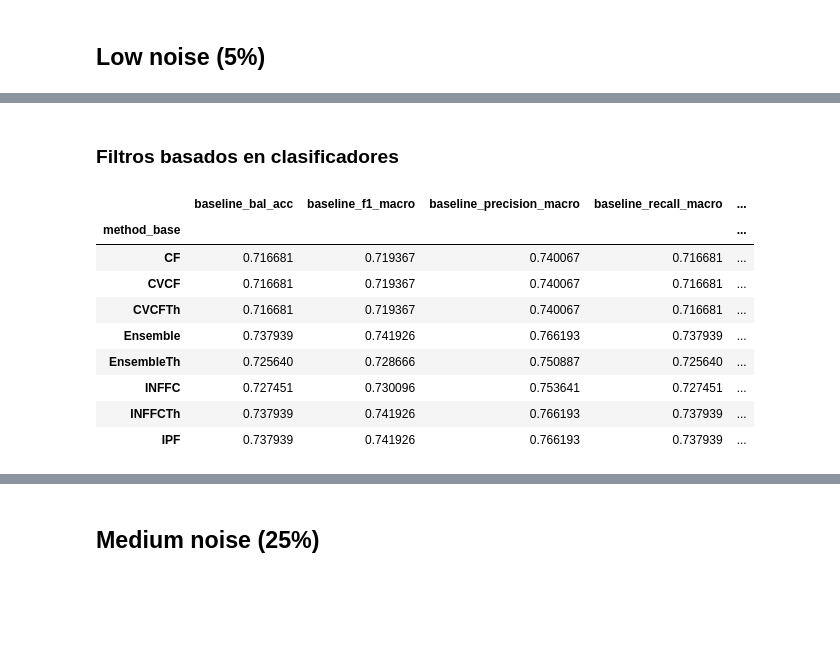
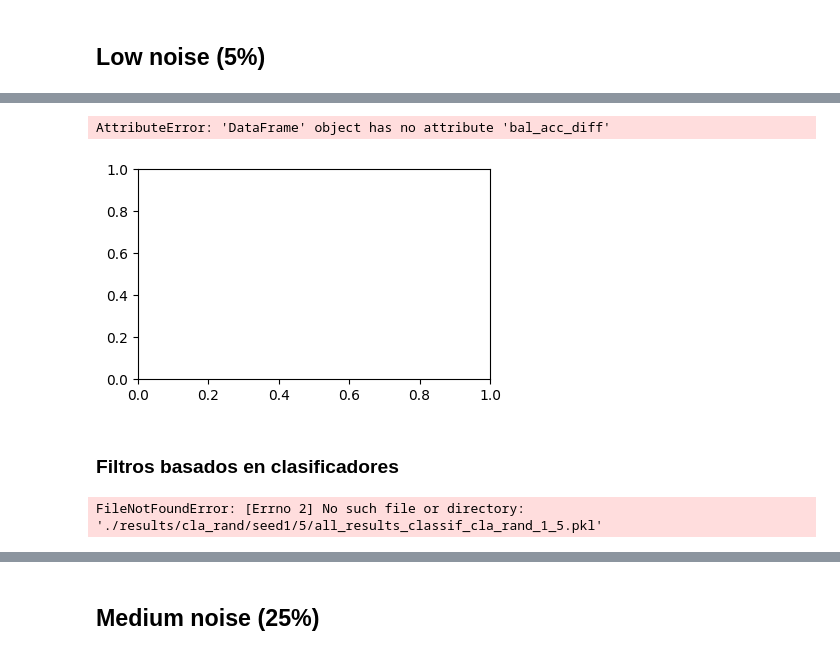
Before and after one commit to Juamp667/noislearn, a Jupyter notebook: resultAnalysis.ipynb, the cells around one changed output, grey strips where cells are left out. Drawn from its saved outputs; the diff is of its cells as text; code cells hidden in the pictures; blank space fills up the shorter version.

```diff
--- a/resultAnalysis.ipynb
+++ b/resultAnalysis.ipynb
@@ -73,4 +272,0 @@ def summarize_results(all_results):
-# %%
-all_results = pickle.load(open("./all_results_dists_cla_rand_1_5.pkl", "rb"))
-x = summarize_results(all_results).drop(["dataset","class_method", "removal_filter"], axis=1).groupby("method_base").mean()
-x
@@ -76,0 +277,3 @@ x
+# %%
+all_results = pickle.load(open("./results/cla_rand/seed1/5/all_results_dists_cla_rand_1_5.pkl", "rb"))
+print(f"Number of datasets: {len(all_results)}")
@@ -76,0 +360,3 @@ x
+# %%
+sum_res = summarize_results(all_results)
+sum_res.drop(["n_instances","n_categorical_features", "n_numerical_features", "n_classes","dataset","class_method", "removal_filter"], axis=1).groupby("method_base").mean()
@@ -76,0 +386,3 @@ x
+# %%
+b = sum_res.iloc[:,:7].drop("method_base", axis=1).groupby("dataset").mean()
+b.head()
@@ -77,17 +406,18 @@ x
+# %%
+plt.figure(figsize=(10,6))
+for i in range(4):
+    plt.subplot(2,2,i+1)
+    plt.scatter(b.iloc[:,i],b.bal_acc_diff)
+    plt.xlabel(b.columns[i])
+
+plt.subplots_adjust(hspace=0.3, wspace=0.3)
+# %% [output]
+AttributeError: 'DataFrame' object has no attribute 'bal_acc_diff'
+[figure, added]
 # %% [markdown]
 ### Filtros basados en clasificadores
 # %%
-all_results = pickle.load(open("./all_results_classifcla_rand15.pkl", "rb"))
-x = summarize_results(all_results).drop(["dataset","class_method", "removal_filter"], axis=1).groupby("method_base").mean()
-x
+all_results = pickle.load(open("./results/cla_rand/seed1/5/all_results_classif_cla_rand_1_5.pkl", "rb"))
+print(f"Number of datasets: {len(all_results)}")
 # %% [output]
-|  | baseline_bal_acc | baseline_f1_macro | baseline_precision_macro | baseline_recall_macro | ... |
-| method_base |  |  |  |  | ... |
-| CF | 0.716681 | 0.719367 | 0.740067 | 0.716681 | ... |
-| CVCF | 0.716681 | 0.719367 | 0.740067 | 0.716681 | ... |
-| CVCFTh | 0.716681 | 0.719367 | 0.740067 | 0.716681 | ... |
-| Ensemble | 0.737939 | 0.741926 | 0.766193 | 0.737939 | ... |
-| EnsembleTh | 0.725640 | 0.728666 | 0.750887 | 0.725640 | ... |
-| INFFC | 0.727451 | 0.730096 | 0.753641 | 0.727451 | ... |
-| INFFCTh | 0.737939 | 0.741926 | 0.766193 | 0.737939 | ... |
-| IPF | 0.737939 | 0.741926 | 0.766193 | 0.737939 | ... |
+FileNotFoundError: [Errno 2] No such file or directory: './results/cla_rand/seed1/5/all_results_classif_cla_rand_1_5.pkl'
```
Also changed, not shown: parts of 111 cells of this notebook, 41 other files.
